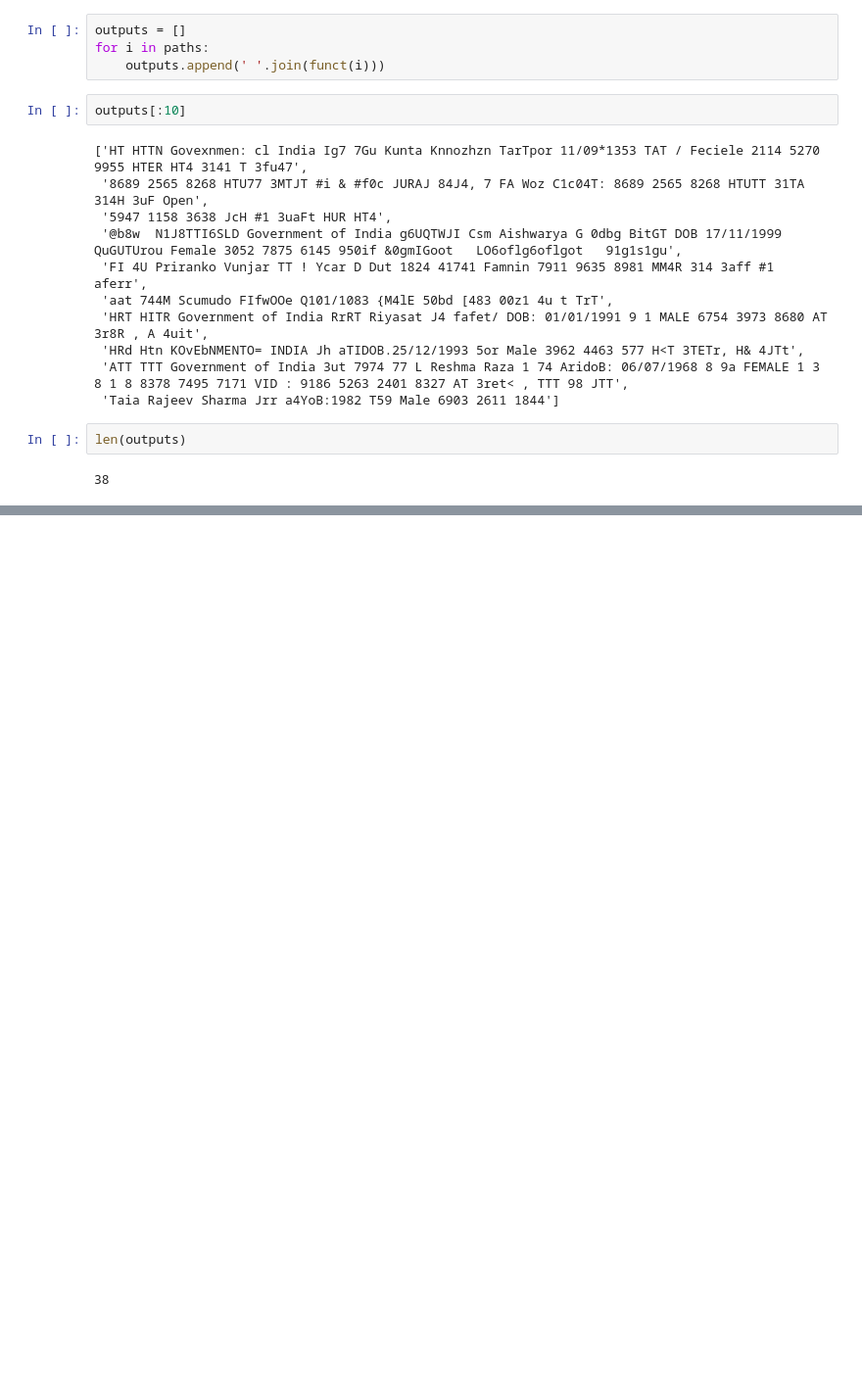
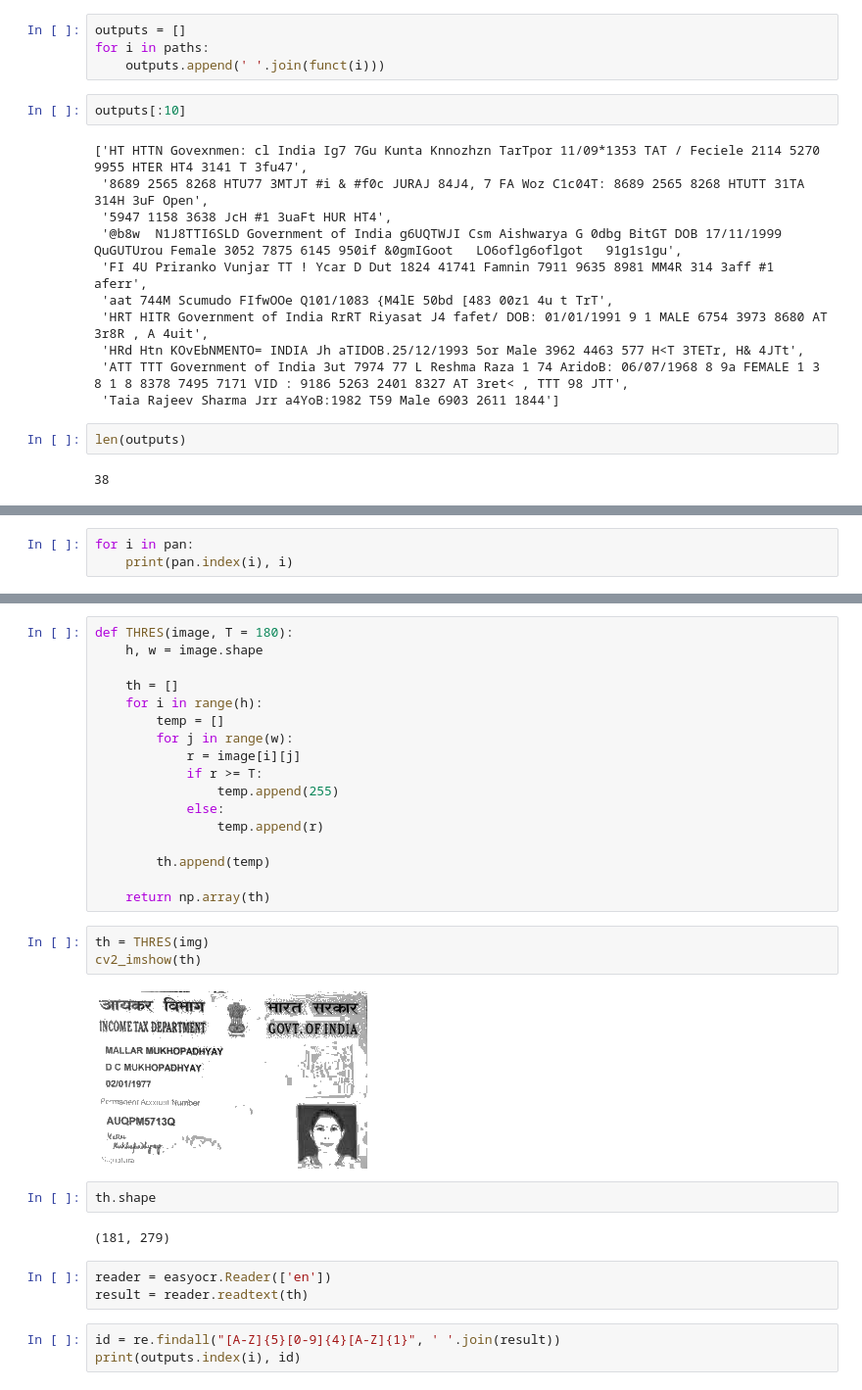
Before and after one commit to Umang-Lodaya/Technocrats_LOC-5.0, a Jupyter notebook: Technocrats_LOC_5_0.ipynb, the cells around one changed output, grey strips where cells are left out. Shown at 98% size. Saved outputs shown, nothing was run; the diff lists cells and outputs as text; blank space fills up the shorter version.

```diff
--- a/Technocrats_LOC_5_0.ipynb
+++ b/Technocrats_LOC_5_0.ipynb
@@ -143,0 +217,3 @@ cv2_imshow(img)
+# %%
+for i in pan:
+    print(pan.index(i), i)
@@ -143,0 +253,32 @@ cv2_imshow(img)
+# %%
+def THRES(image, T = 180):
+    h, w = image.shape
+
+    th = []
+    for i in range(h):
+        temp = []
+        for j in range(w):
+            r = image[i][j]
+            if r >= T:
+                temp.append(255)
+            else:
+                temp.append(r)
+
+        th.append(temp)
+
+    return np.array(th)
+# %%
+th = THRES(img)
+cv2_imshow(th)
+# %% [output]
+[figure, added]
+# %%
+th.shape
+# %% [output]
+(181, 279)
+# %%
+reader = easyocr.Reader(['en'])
+result = reader.readtext(th)
+# %%
+id = re.findall("[A-Z]{5}[0-9]{4}[A-Z]{1}", ' '.join(result))
+print(outputs.index(i), id)
```
Also changed, not shown: parts of 26 cells of this notebook.
